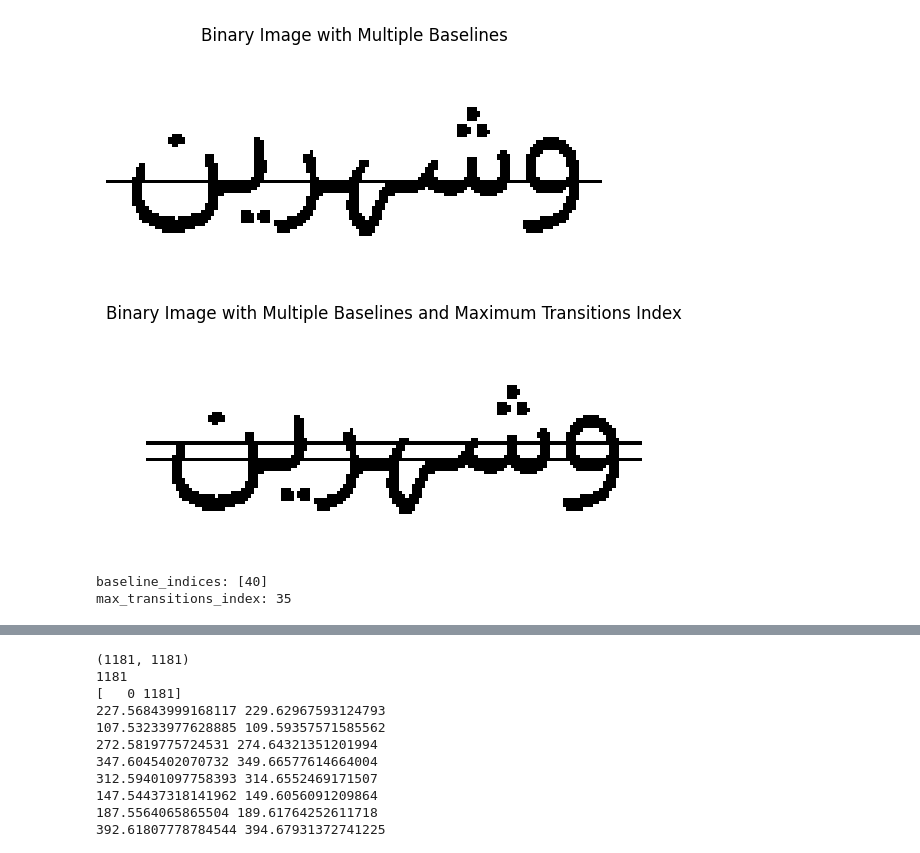
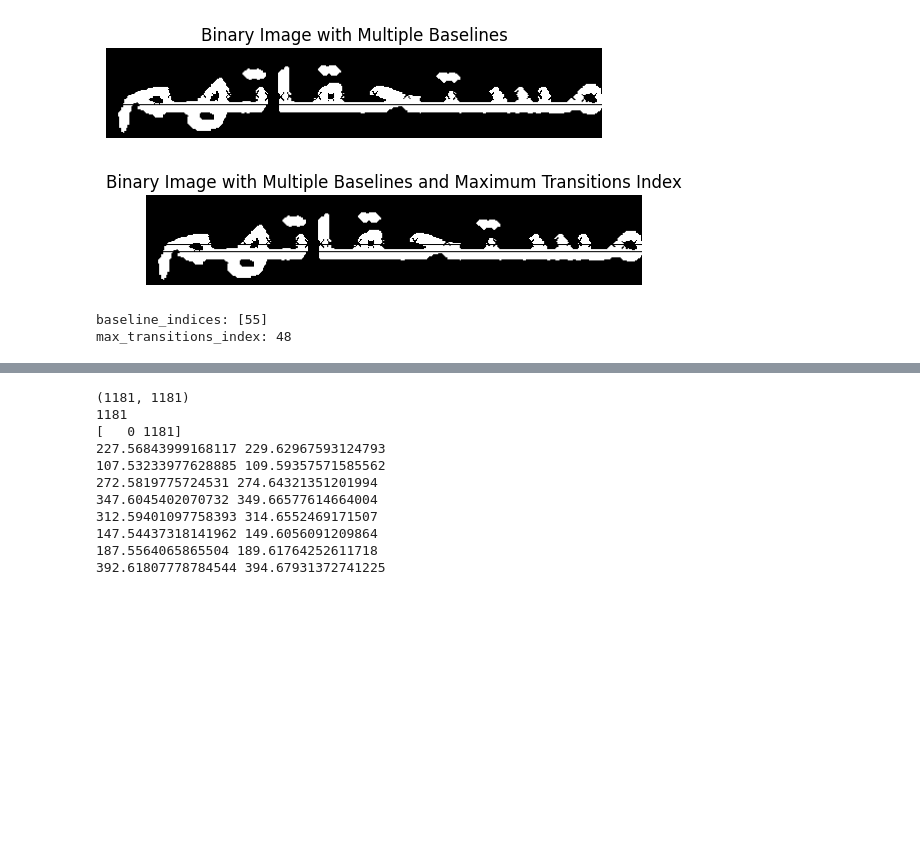
Before and after one commit to ahmedr2001/Arabic-Font-Classification, a Jupyter notebook: test.ipynb, the cells around one changed output, grey strips where cells are left out. Cells and saved outputs as stored; diff of their text form; code cells hidden in the pictures; blank space fills up the shorter version.

```diff
--- a/test.ipynb
+++ b/test.ipynb
@@ -130,36 +132,36 @@ def draw_max_transitions(image, max_transitions_index):
 
 
 # Example usage (replace 'path/to/your/image.png' with your actual image path)
-line_image = cv2.imread('IBM-1-word.jpg', cv2.IMREAD_GRAYSCALE)
+line_image = cv2.imread('paper-words.jpg', cv2.IMREAD_GRAYSCALE)
 thresh, binary_image = cv2.threshold(line_image, 127, 255, cv2.THRESH_BINARY)  # Binarize image
 
 # Detect multiple baselines
 baseline_indices, projection = detect_baselines(binary_image)
 # Draw baselines on image
 image_with_baselines = draw_baselines(binary_image, baseline_indices)
 # Detect maximum transitions index
 max_transitions_index = find_max_transitions(binary_image, baseline_indices[0])
 # Draw maximum transitions index on image
 image_with_max_transitions = image_with_baselines.copy()
 image_with_max_transitions = draw_max_transitions(image_with_max_transitions, max_transitions_index)
 
 # Display the image with multiple baselines (consider using subplots for projection)
 plt.imshow(image_with_baselines, cmap='gray')
 plt.title('Binary Image with Multiple Baselines')
 plt.axis('off')
 plt.show()
 
 # Display the image with multiple baselines and maximum transitions index
 plt.imshow(image_with_max_transitions, cmap='gray')
 plt.title('Binary Image with Multiple Baselines and Maximum Transitions Index')
 plt.axis('off')
 plt.show()
 
 print("baseline_indices:", baseline_indices)
 print("max_transitions_index:", max_transitions_index)
 # %% [output]
-[figure, old version]
+[figure, new version]
-[figure, old version]
+[figure, new version]
-baseline_indices: [40]
-max_transitions_index: 35
+baseline_indices: [55]
+max_transitions_index: 48
 # %%
```
Also changed, not shown: parts of 3 cells of this notebook.
